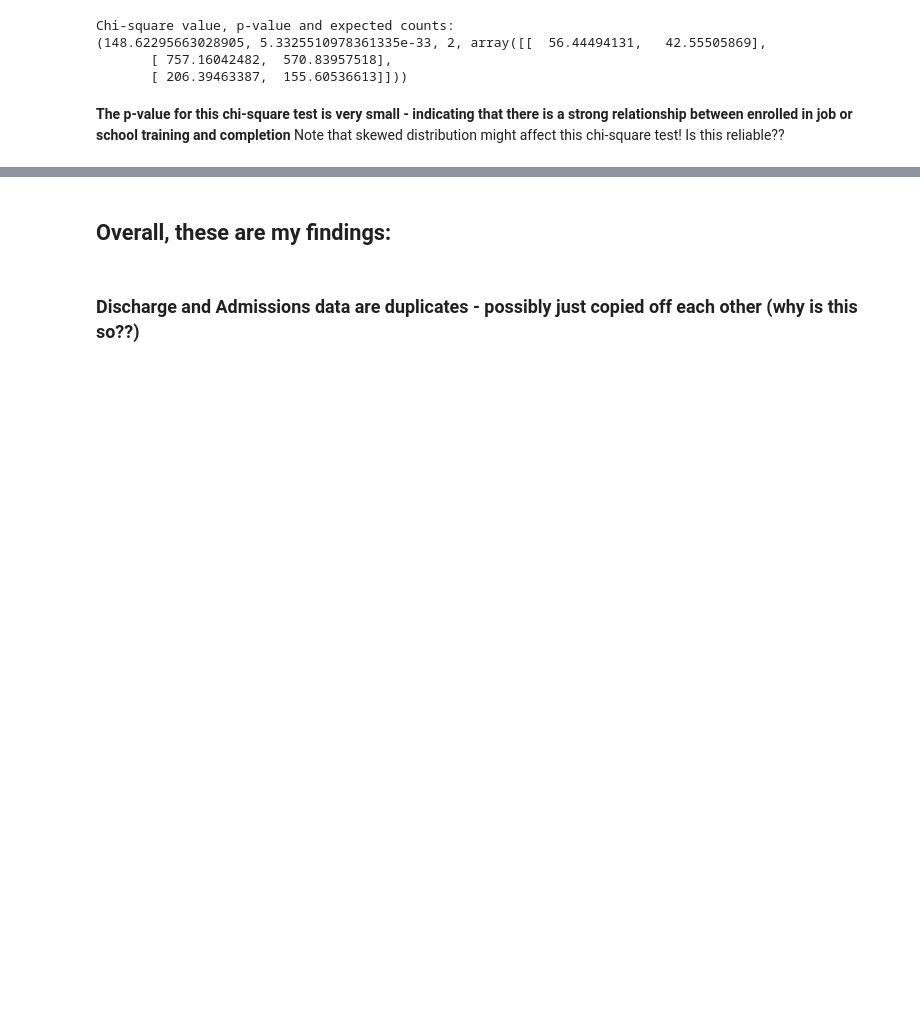
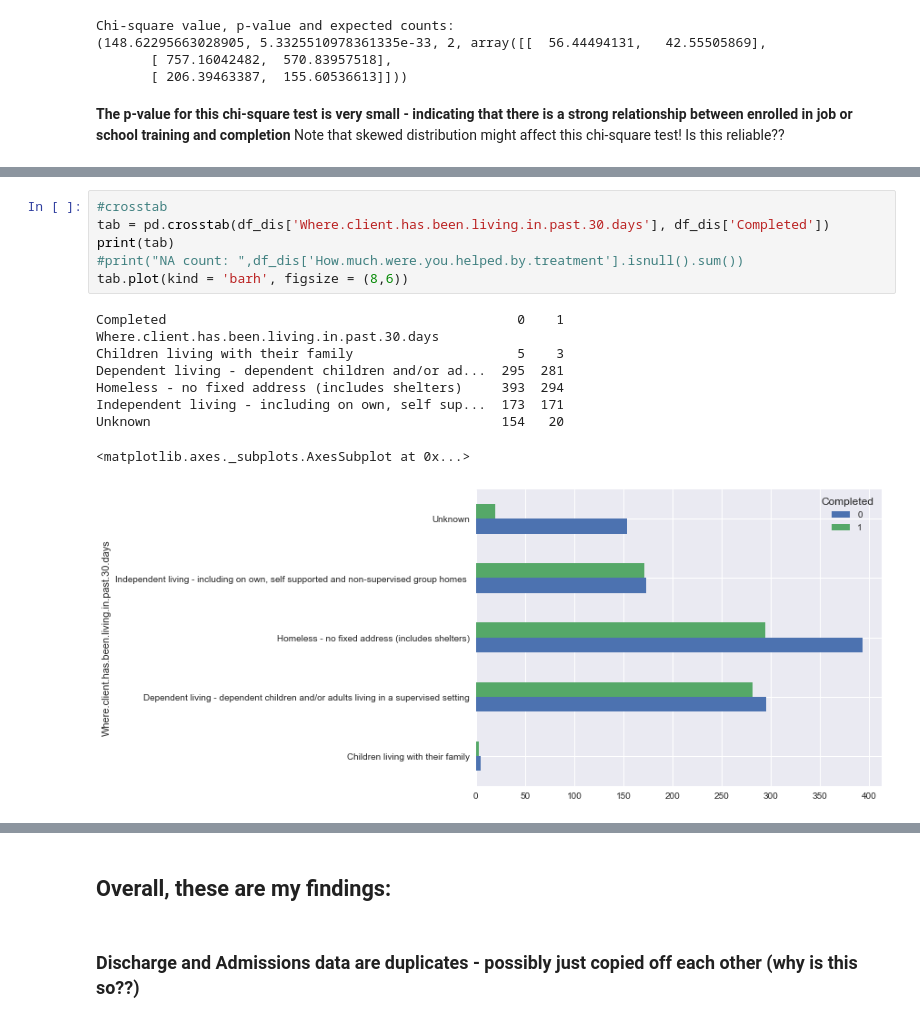
Before and after one commit to Prableen/AVIVO, a Jupyter notebook: Avivo - Exploratory Data Analysis.ipynb, the cells around one changed output, grey strips where cells are left out. Saved outputs shown, nothing was run; the diff lists cells and outputs as text; blank space fills up the shorter version.

```diff
--- a/Avivo - Exploratory Data Analysis.ipynb
+++ b/Avivo - Exploratory Data Analysis.ipynb
@@ -675,0 +739,16 @@ Chi-square value, p-value and expected counts:
+# %%
+#crosstab
+tab = pd.crosstab(df_dis['Where.client.has.been.living.in.past.30.days'], df_dis['Completed'])
+print(tab)
+#print("NA count: ",df_dis['How.much.were.you.helped.by.treatment'].isnull().sum())
+tab.plot(kind = 'barh', figsize = (8,6))
+# %% [output]
+Completed                                             0    1
+Where.client.has.been.living.in.past.30.days
+Children living with their family                     5    3
+Dependent living - dependent children and/or ad...  295  281
+Homeless - no fixed address (includes shelters)     393  294
+Independent living - including on own, self sup...  173  171
+Unknown                                             154   20
+<matplotlib.axes._subplots.AxesSubplot at 0x...>
+[figure, added]
```
Also changed, not shown: parts of 23 cells of this notebook.
